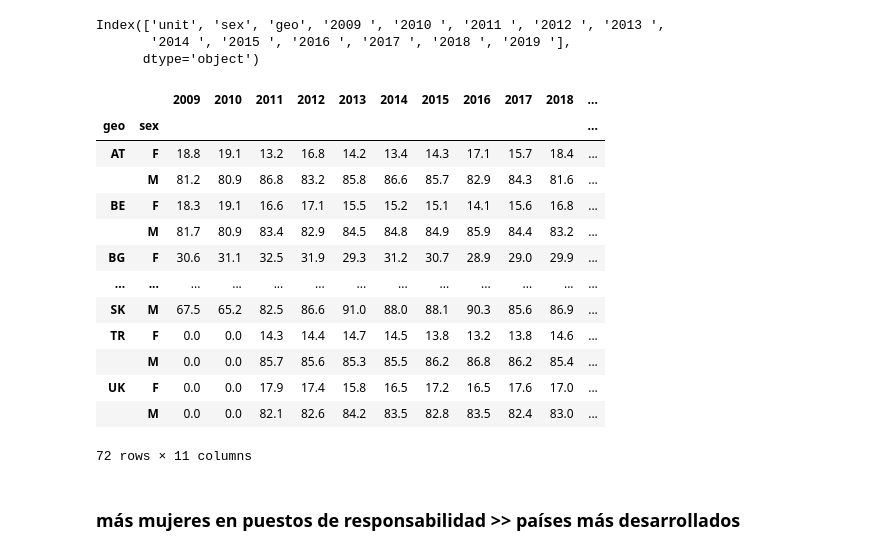
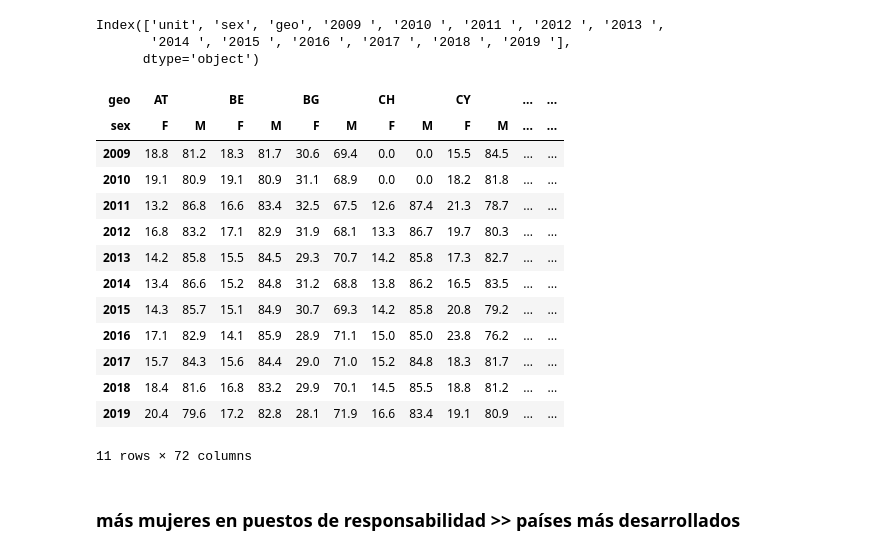
Before and after one commit to silvialcastilla/womenintech, a Jupyter notebook: notebooks/tablas_agregadas.ipynb, the cells around one changed output. Cells and saved outputs as stored; diff of their text form; code cells hidden in the pictures.

```diff
--- a/notebooks/tablas_agregadas.ipynb
+++ b/notebooks/tablas_agregadas.ipynb
@@ -107,19 +109,4 @@ Index(['unit', 'sex', 'geo', '2009 ', '2010 ', '2011 ', '2012 ', '2013 ',
 # %%
 ict = ict[ict.unit == "PC"]
 # %%
-ict.groupby(["geo", "sex"]).sum()
+ict = ict.groupby(["geo", "sex"]).sum()
-# %% [output]
-|  |  | 2009 | 2010 | 2011 | 2012 | 2013 | 2014 | 2015 | 2016 | 2017 | 2018 | ... |
-| geo | sex |  |  |  |  |  |  |  |  |  |  | ... |
-| AT | F | 18.8 | 19.1 | 13.2 | 16.8 | 14.2 | 13.4 | 14.3 | 17.1 | 15.7 | 18.4 | ... |
-|  | M | 81.2 | 80.9 | 86.8 | 83.2 | 85.8 | 86.6 | 85.7 | 82.9 | 84.3 | 81.6 | ... |
-| BE | F | 18.3 | 19.1 | 16.6 | 17.1 | 15.5 | 15.2 | 15.1 | 14.1 | 15.6 | 16.8 | ... |
-|  | M | 81.7 | 80.9 | 83.4 | 82.9 | 84.5 | 84.8 | 84.9 | 85.9 | 84.4 | 83.2 | ... |
-| BG | F | 30.6 | 31.1 | 32.5 | 31.9 | 29.3 | 31.2 | 30.7 | 28.9 | 29.0 | 29.9 | ... |
-| ... | ... | ... | ... | ... | ... | ... | ... | ... | ... | ... | ... | ... |
-| SK | M | 67.5 | 65.2 | 82.5 | 86.6 | 91.0 | 88.0 | 88.1 | 90.3 | 85.6 | 86.9 | ... |
-| TR | F | 0.0 | 0.0 | 14.3 | 14.4 | 14.7 | 14.5 | 13.8 | 13.2 | 13.8 | 14.6 | ... |
-|  | M | 0.0 | 0.0 | 85.7 | 85.6 | 85.3 | 85.5 | 86.2 | 86.8 | 86.2 | 85.4 | ... |
-| UK | F | 0.0 | 0.0 | 17.9 | 17.4 | 15.8 | 16.5 | 17.2 | 16.5 | 17.6 | 17.0 | ... |
-|  | M | 0.0 | 0.0 | 82.1 | 82.6 | 84.2 | 83.5 | 82.8 | 83.5 | 82.4 | 83.0 | ... |
-72 rows × 11 columns
@@ -125,0 +115,17 @@ ict.groupby(["geo", "sex"]).sum()
+# %%
+ict.T[list(manager_group_t.columns.values)]
+# %% [output]
+| geo | AT |  | BE |  | BG |  | CH |  | CY |  | ... | ... |
+| sex | F | M | F | M | F | M | F | M | F | M | ... | ... |
+| 2009 | 18.8 | 81.2 | 18.3 | 81.7 | 30.6 | 69.4 | 0.0 | 0.0 | 15.5 | 84.5 | ... | ... |
+| 2010 | 19.1 | 80.9 | 19.1 | 80.9 | 31.1 | 68.9 | 0.0 | 0.0 | 18.2 | 81.8 | ... | ... |
+| 2011 | 13.2 | 86.8 | 16.6 | 83.4 | 32.5 | 67.5 | 12.6 | 87.4 | 21.3 | 78.7 | ... | ... |
+| 2012 | 16.8 | 83.2 | 17.1 | 82.9 | 31.9 | 68.1 | 13.3 | 86.7 | 19.7 | 80.3 | ... | ... |
+| 2013 | 14.2 | 85.8 | 15.5 | 84.5 | 29.3 | 70.7 | 14.2 | 85.8 | 17.3 | 82.7 | ... | ... |
+| 2014 | 13.4 | 86.6 | 15.2 | 84.8 | 31.2 | 68.8 | 13.8 | 86.2 | 16.5 | 83.5 | ... | ... |
+| 2015 | 14.3 | 85.7 | 15.1 | 84.9 | 30.7 | 69.3 | 14.2 | 85.8 | 20.8 | 79.2 | ... | ... |
+| 2016 | 17.1 | 82.9 | 14.1 | 85.9 | 28.9 | 71.1 | 15.0 | 85.0 | 23.8 | 76.2 | ... | ... |
+| 2017 | 15.7 | 84.3 | 15.6 | 84.4 | 29.0 | 71.0 | 15.2 | 84.8 | 18.3 | 81.7 | ... | ... |
+| 2018 | 18.4 | 81.6 | 16.8 | 83.2 | 29.9 | 70.1 | 14.5 | 85.5 | 18.8 | 81.2 | ... | ... |
+| 2019 | 20.4 | 79.6 | 17.2 | 82.8 | 28.1 | 71.9 | 16.6 | 83.4 | 19.1 | 80.9 | ... | ... |
+11 rows × 72 columns
```
Also changed, not shown: parts of 23 cells of this notebook.
